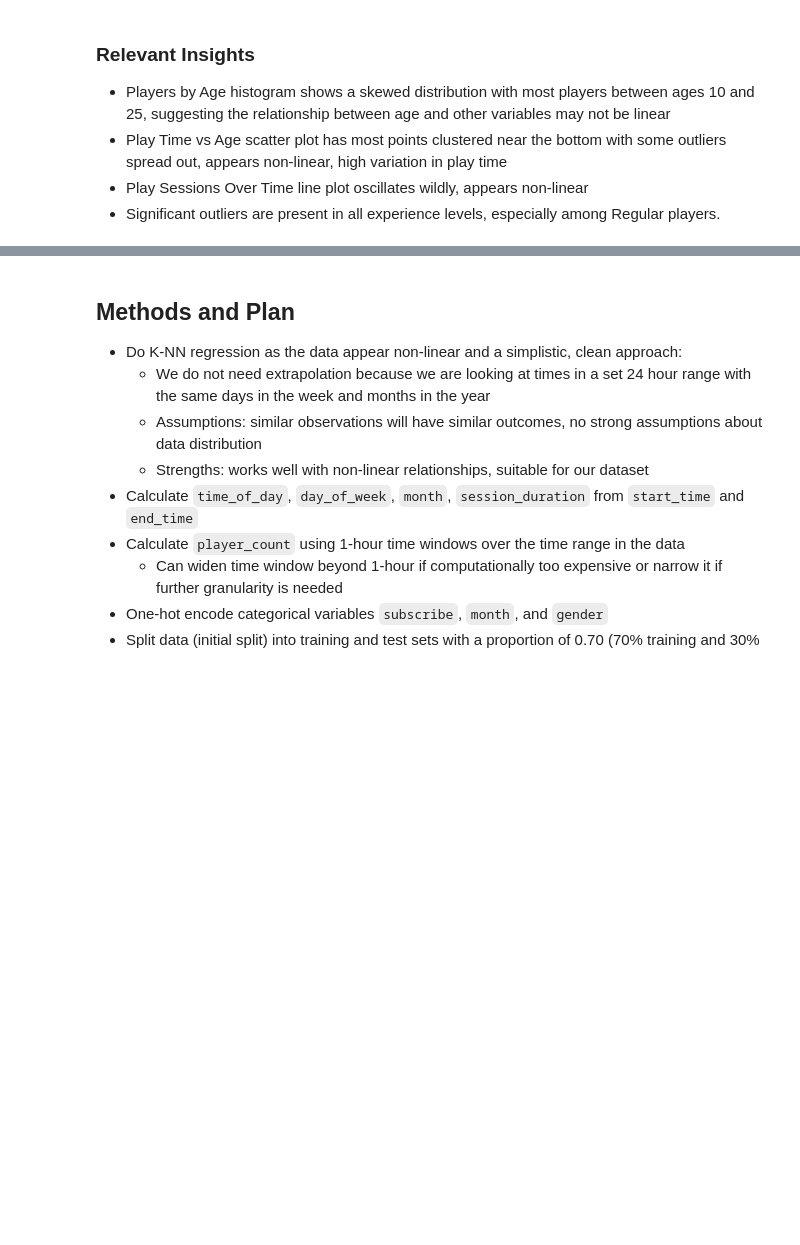
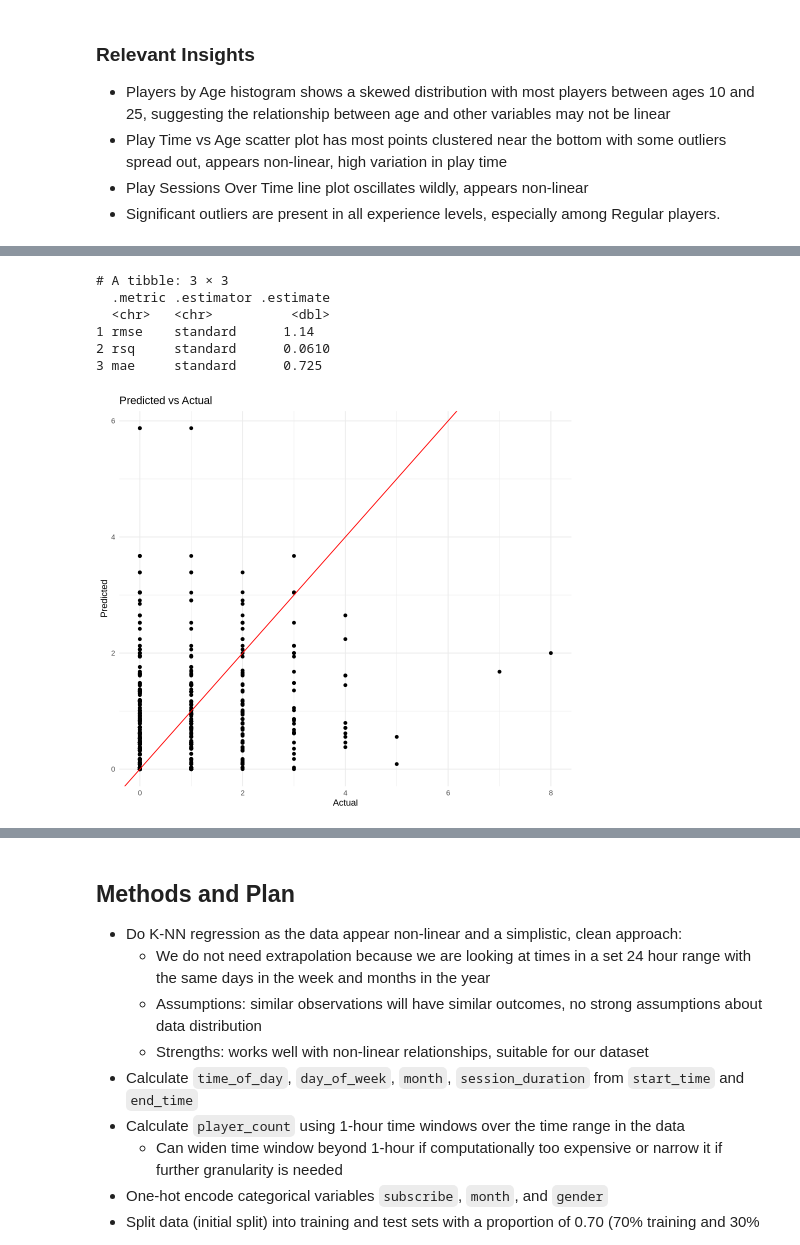
Before and after one commit to xhgchen/dsci-100-2024w1-group-008-17, a Jupyter notebook: project_final_report_008-17.ipynb, the cells around one changed output, grey strips where cells are left out. Drawn from its saved outputs; the diff is of its cells as text; code cells hidden in the pictures; blank space fills up the shorter version.

```diff
--- a/project_final_report_008-17.ipynb
+++ b/project_final_report_008-17.ipynb
@@ -404,0 +463,42 @@ A tibble: 6 × 28
+# %%
+# Set up the recipe with one-hot encoding
+recipe <- recipe(simultaneous_players ~ hour_of_day + day_of_week, data = train_data) |>
+  step_dummy(all_nominal_predictors(), -all_outcomes()) |>
+  step_normalize(all_numeric_predictors())
+
+# Define the KNN model
+knn_model <- nearest_neighbor(neighbors = 5) |>
+  set_engine("kknn") |>
+  set_mode("regression")
+
+# Define the workflow
+workflow <- workflow() |>
+  add_recipe(recipe) |>
+  add_model(knn_model)
+
+# Train the model
+fit <- workflow |>
+  fit(data = train_data)
+
+# Evaluate on test data
+results <- fit |>
+  predict(test_data) |>
+  bind_cols(test_data) |>
+  metrics(truth = simultaneous_players, estimate = .pred)
+
+print(results)
+# %% [output]
+# A tibble: 3 × 3
+  .metric .estimator .estimate
+  <chr>   <chr>          <dbl>
+1 rmse    standard      1.14
+2 rsq     standard      0.0610
+3 mae     standard      0.725
+# %%
+ggplot(bind_cols(test_data, pred = predict(fit, test_data)$.pred), aes(x = simultaneous_players, y = pred)) +
+  geom_point() +
+  geom_abline(slope = 1, intercept = 0, color = "red") +
+  labs(title = "Predicted vs Actual", x = "Actual", y = "Predicted") +
+  theme_minimal()
+# %% [output]
+[figure, added]
```
Also changed, not shown: parts of 15 cells of this notebook.
